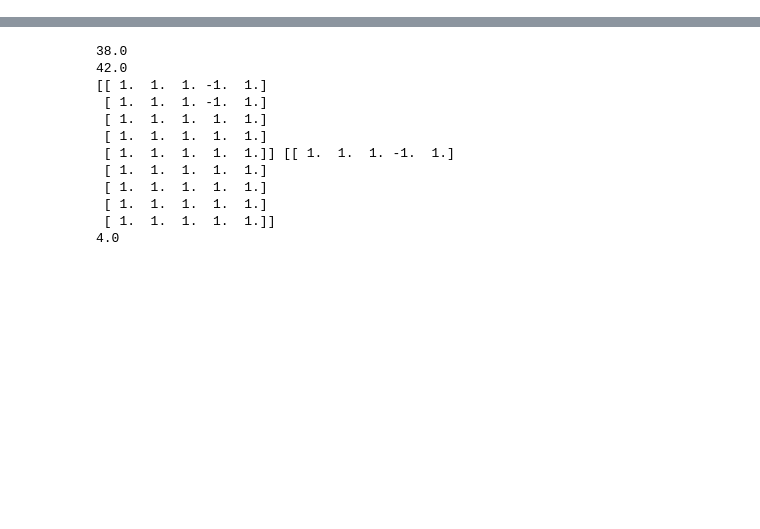
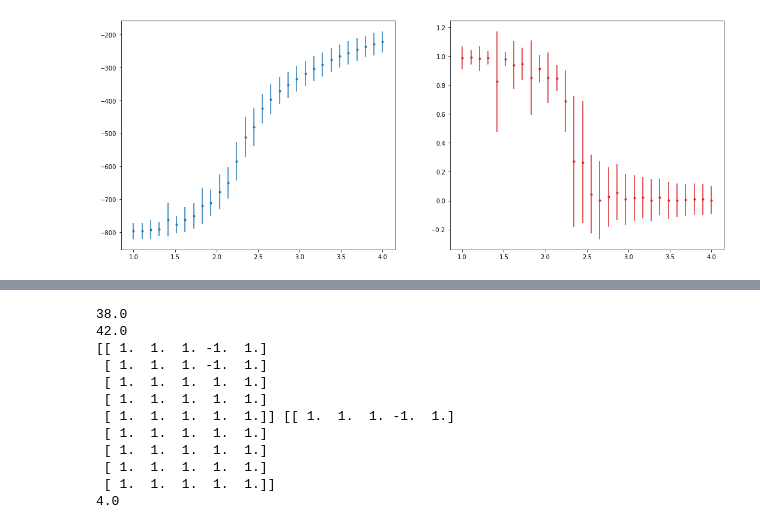
Before and after one commit to SSBNS/Complex_physics_SSBNS, a Jupyter notebook: Ising.ipynb, the cells around one changed output, grey strips where cells are left out. Cells and saved outputs as stored; diff of their text form; code cells hidden in the pictures; blank space fills up the shorter version.

```diff
--- a/Ising.ipynb
+++ b/Ising.ipynb
@@ -97,3 +98,35 @@ print(abs(np.mean(s[n_0::])))
+# %%
+T_list = np.linspace(1,4,30)
+
+E_mean = []
+E_err = []
+s_mean = []
+s_err = []
+
+for index, T in enumerate(T_list):
+    n_max=10**6
+    n_0 = int(n_max/4)
+    N_site=20
+    J=1
+
+    E,s,final_grid = one_run(N_site=N_site,T=T,J=J,n_max=n_max)
+    E,s = np.array(E),np.array(s)/(N_site**2)
+    E_mean.append(np.mean(E))
+    E_err.append(np.std(E))
+    s_mean.append(abs(np.mean(s)))
+    s_err.append(np.std(s))
+
+E_mean = np.array(E_mean)
+E_err = np.array(E_err)
+s_mean = np.array(s_mean)
+s_err = np.array(s_err)
+# %%
+fig,ax = plt.subplots(1,2,figsize=(18,7))
+ax[0].errorbar(T_list,E_mean,E_err,fmt='.')
+ax[1].errorbar(T_list,s_mean,s_err,fmt='.',color="tab:red")
+plt.show()
+# %% [output]
+[figure, added]
 # %%
 def one_run(N_site = 20, T=1,n_max=10**4,n_0=0,J=1):
     grid = random.randint(0,2,size=[N_site,N_site])
```
Also changed, not shown: parts of 3 cells of this notebook.
